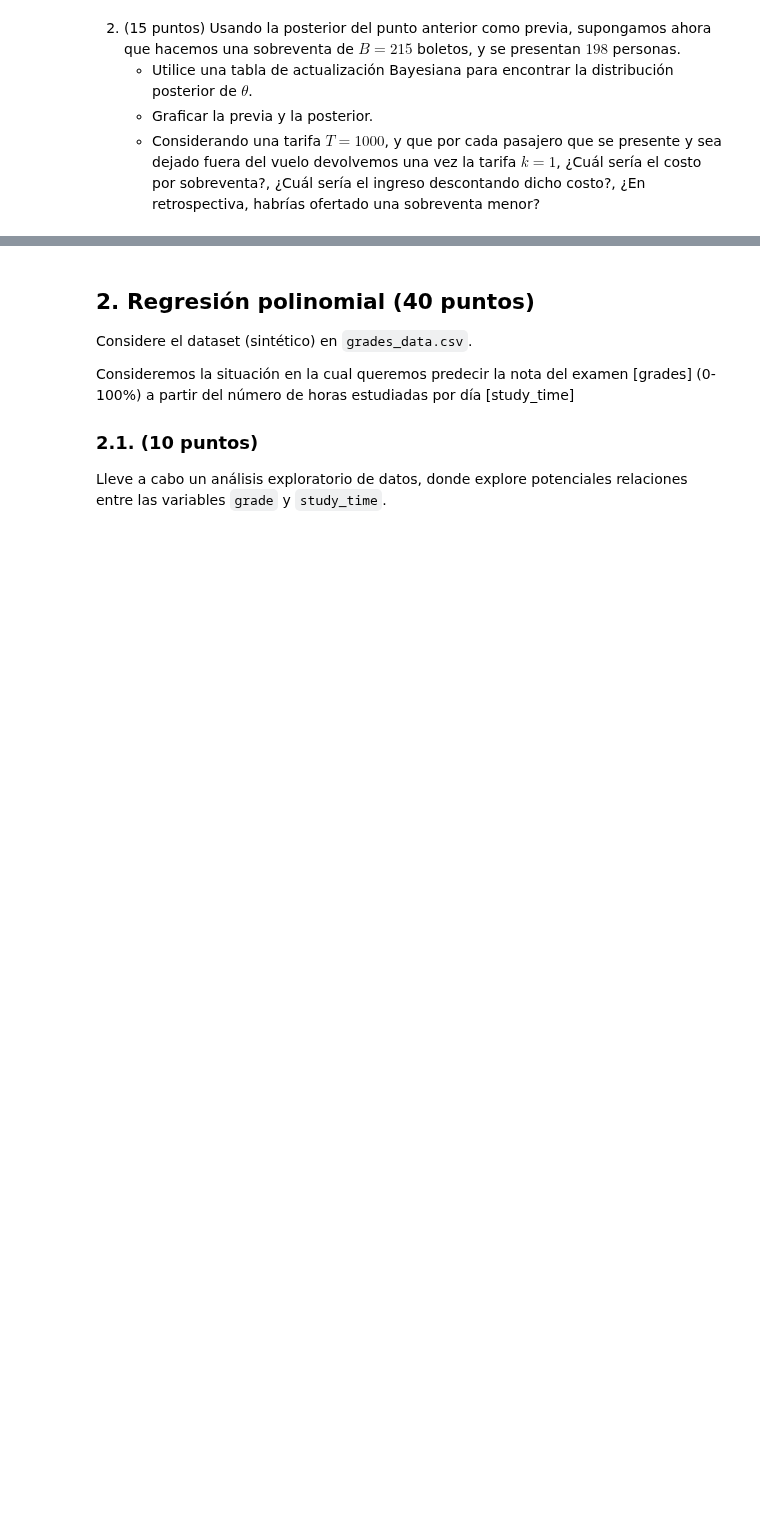
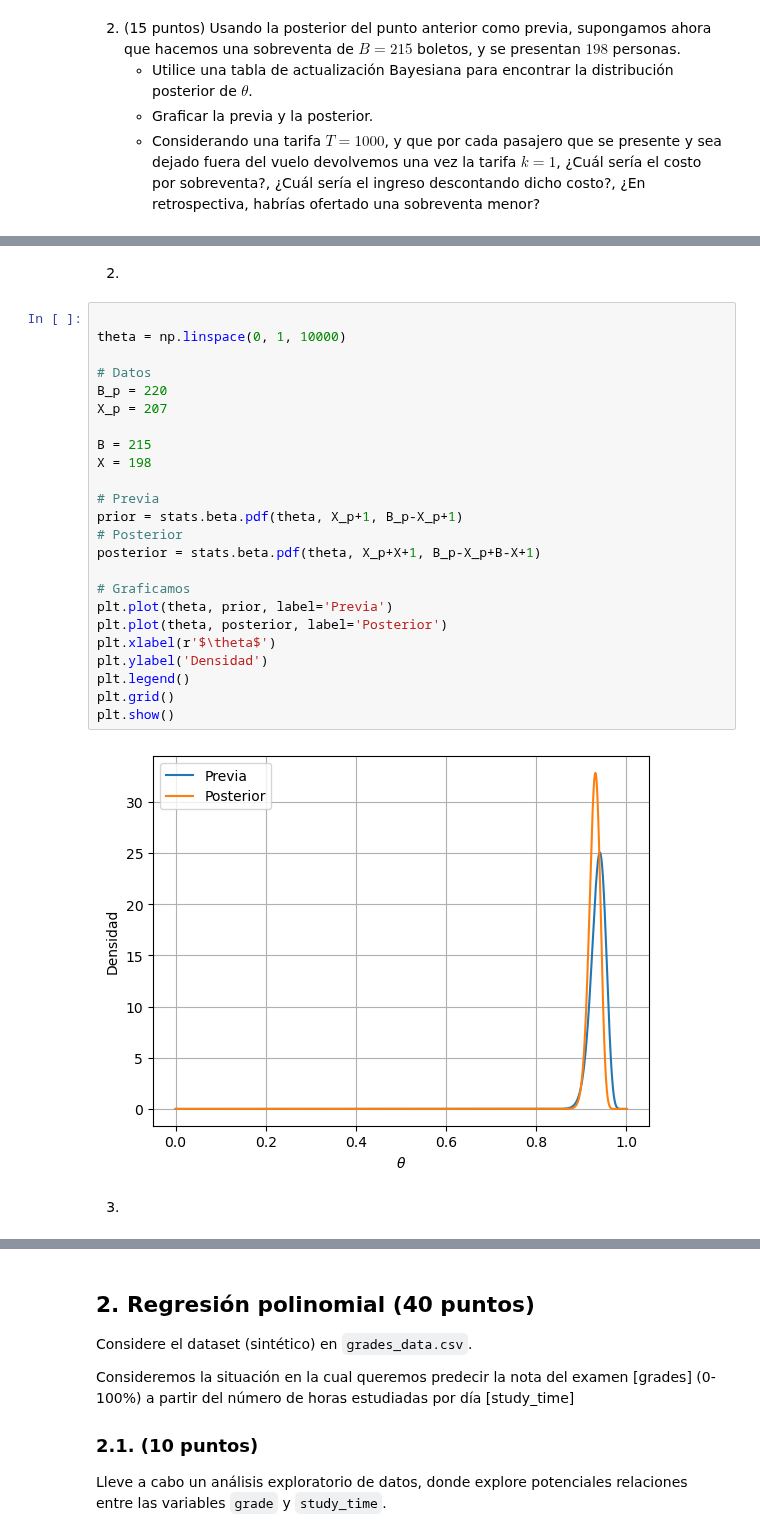
Before and after one commit to Carispa/Metodos-Bayesianos, a Jupyter notebook: Examenes/Examen1/examen1.ipynb, the cells around one changed output, grey strips where cells are left out. Saved outputs shown, nothing was run; the diff lists cells and outputs as text; blank space fills up the shorter version.

```diff
--- a/Examenes/Examen1/examen1.ipynb
+++ b/Examenes/Examen1/examen1.ipynb
@@ -60,0 +185,30 @@ Alejándonos un poco del punto anterior, queremos hacer una modelación Bayesian
+# %% [markdown]
+2.
+# %%
+
+theta = np.linspace(0, 1, 10000)
+
+# Datos
+B_p = 220
+X_p = 207
+
+B = 215
+X = 198
+
+# Previa
+prior = stats.beta.pdf(theta, X_p+1, B_p-X_p+1)
+# Posterior
+posterior = stats.beta.pdf(theta, X_p+X+1, B_p-X_p+B-X+1)
+
+# Graficamos
+plt.plot(theta, prior, label='Previa')
+plt.plot(theta, posterior, label='Posterior')
+plt.xlabel(r'$\theta$')
+plt.ylabel('Densidad')
+plt.legend()
+plt.grid()
+plt.show()
+# %% [output]
+[figure, added]
+# %% [markdown]
+3.
```
Also changed, not shown: parts of 35 cells of this notebook.
